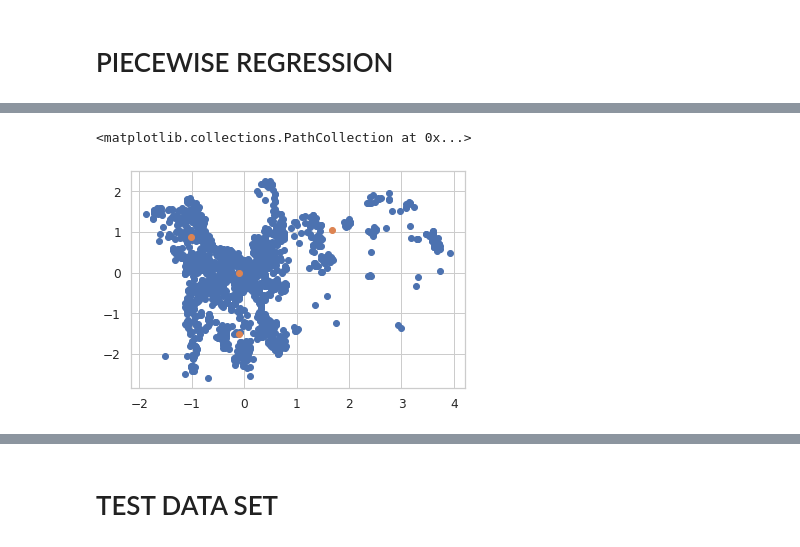
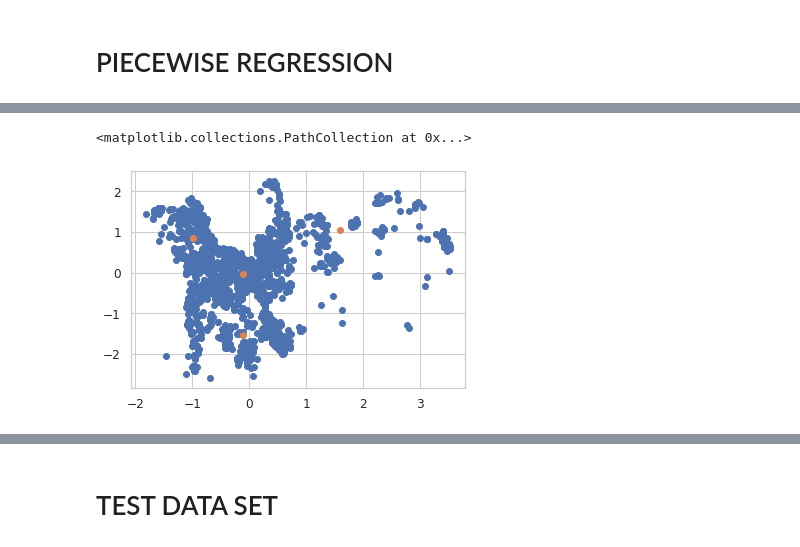
Before and after one commit to andylynchul/ET5003_Assignments, a Jupyter notebook: Week 5/2028189_ET5003_KaggleCompetition.ipynb, the cells around one changed output, grey strips where cells are left out. Drawn from its saved outputs; the diff is of its cells as text; code cells hidden in the pictures.

```diff
--- a/Week 5/2028189_ET5003_KaggleCompetition.ipynb
+++ b/Week 5/2028189_ET5003_KaggleCompetition.ipynb
@@ -472,15 +321,3 @@ townhouse          14
 studio              2
 site                1
 Name: Type, dtype: int64
-# %%
-# Strip out the NLP Features
-#df_train_nlp = df_train[nlp_features]
-
-#Drop the NLP Features & Low Value Features
-#df_train_eda = df_train.drop(drop_features, axis=1)
-
-# Get a read of remaining Categorical Values
-cat_cols = df_train.drop(drop_features, axis=1).select_dtypes(include=['object'])     #strip out the categorical cols
-cat_cols.columns[cat_cols.any()].tolist()           #convert col names to list
-for i in cat_cols:                                  #loop through the cols
-    print(cat_cols[i].value_counts(),"\n")          #print the summary to analyse
@@ -546,0 +548,27 @@ Natural language processing ([NLP](https://en.wikipedia.org/wiki/Natural_languag
+# %%
+# Apply Data Prepearation Pipeline
+df_subset_train_prepped = prepare_data(df_train,True)
+
+# Convert the text features to text
+df_subset_train_prepped[nlp_features].astype(str)
+
+# Apply NLP Pipeline to process the text freatures
+df_subset_train_nlp = nlp_data(df_subset_train_prepped[nlp_features].astype(object))
+
+# Combine the text features
+df_subset_train_nlp['NLP_Features'] = df_subset_train_nlp['Features'] + df_subset_train_nlp['Description']
+
+# Vectorise the feaures with list of features returned
+df_subset_train_vector, test1feature = vectorise_data(df_subset_train_nlp,'Features')
+
+# Join the extracted NLP features to the original dataframe
+df_subset_train = pd.concat([df_subset_train_prepped, df_subset_train_vector], axis=1)
+
+#drop the original text features
+df_subset_train = df_subset_train.drop(nlp_features, axis=1)
+
+if 'NLP_Features' in df_subset_train:
+  df_subset_train = df_subset_train.drop('NLP_Features', axis=1)
+
+# have a look at the resulting data set. This is the data set will train / test on
+df_subset_train
@@ -777,20 +744,24 @@ RMSLE =  0.09835853474140296
 # %%
 # training gaussian mixture model
 from sklearn.mixture import GaussianMixture
 
 gmm = GaussianMixture(n_components=4)
 # clustering by features 1, 2
-ind=[2,3]
+if 'BER_class' in X_train:
+  ind=[3,4]
+else:
+  ind=[2,3]
+
 X_ind = np.vstack([Xn_train[:,ind],Xn_test[:,ind]])
 # Gaussian Mixture
 gmm.fit(X_ind)
 # plot blue dots
 plt.scatter(X_ind[:,0],X_ind[:,1])
 # centroids:  orange dots
 plt.scatter(gmm.means_[:,0],gmm.means_[:,1])
 # %% [output]
 <matplotlib.collections.PathCollection at 0x...>
-[figure, old version]
+[figure, new version]
 # %%
 # train clusters
 clusters_train = gmm.predict(Xn_train[:,ind])
```
Also changed, not shown: parts of 71 cells of this notebook.
